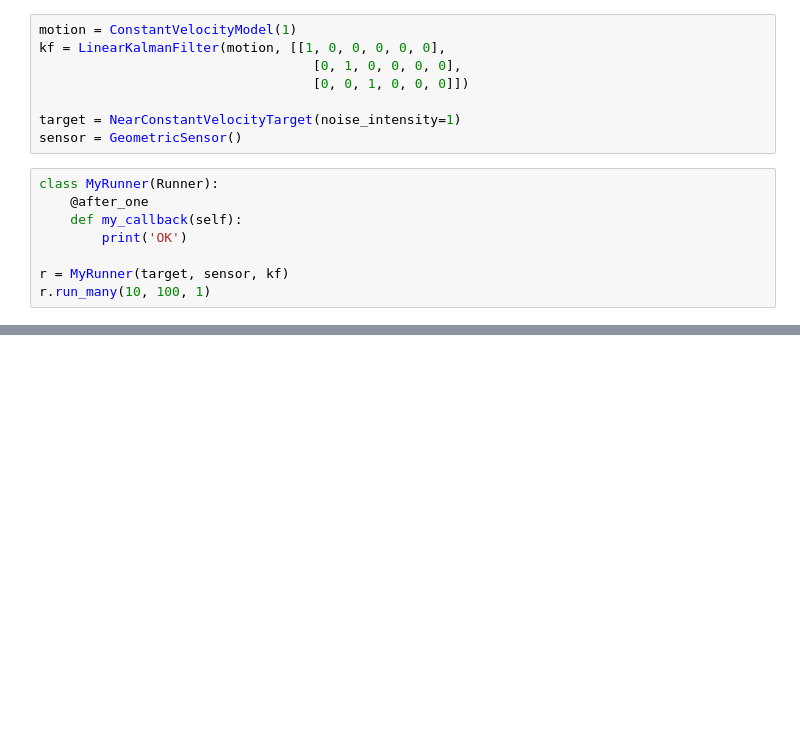
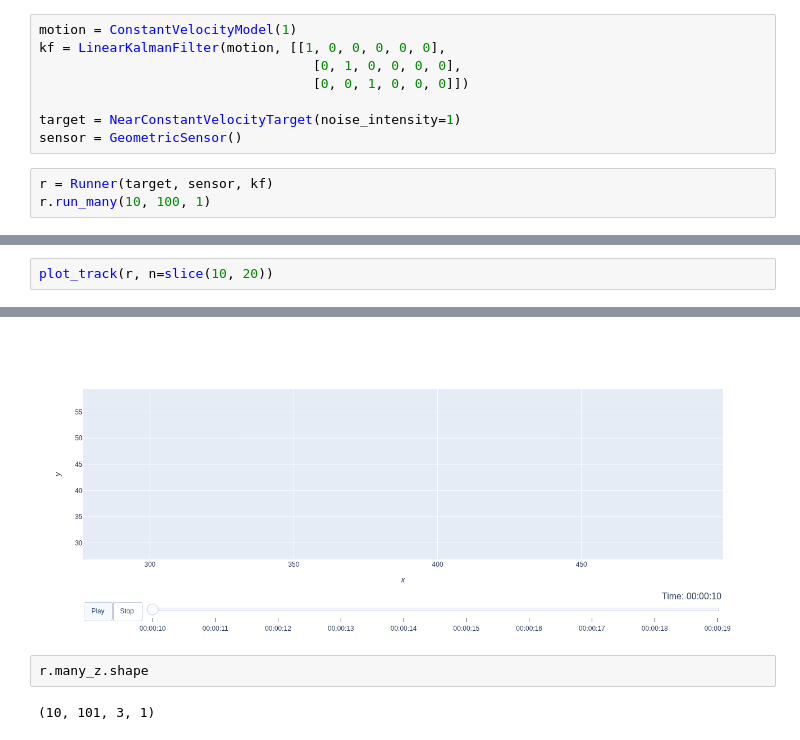
Before and after one commit to lbartnik/modern-tracking-systems, a Jupyter notebook: ScratchPad.ipynb, the cells around one changed output, grey strips where cells are left out. Saved outputs shown, nothing was run; the diff lists cells and outputs as text; blank space fills up the shorter version.

Commit message:
Plot tracks

```diff
--- a/ScratchPad.ipynb
+++ b/ScratchPad.ipynb
@@ -25,10 +25,5 @@ kf = LinearKalmanFilter(motion, [[1, 0, 0, 0, 0, 0],
 target = NearConstantVelocityTarget(noise_intensity=1)
 sensor = GeometricSensor()
 # %%
-class MyRunner(Runner):
-    @after_one
-    def my_callback(self):
-        print('OK')
-
-r = MyRunner(target, sensor, kf)
+r = Runner(target, sensor, kf)
 r.run_many(10, 100, 1)
@@ -54,0 +30,3 @@ Type:      method
+# %%
+plot_track(r, n=slice(10, 20))
+# %% [output]
@@ -54,0 +34,5 @@ Type:      method
+[figure, added]
+# %%
+r.many_z.shape
+# %% [output]
+(10, 101, 3, 1)
```
Also changed, not shown: parts of 5 cells of this notebook, 2 other files.
